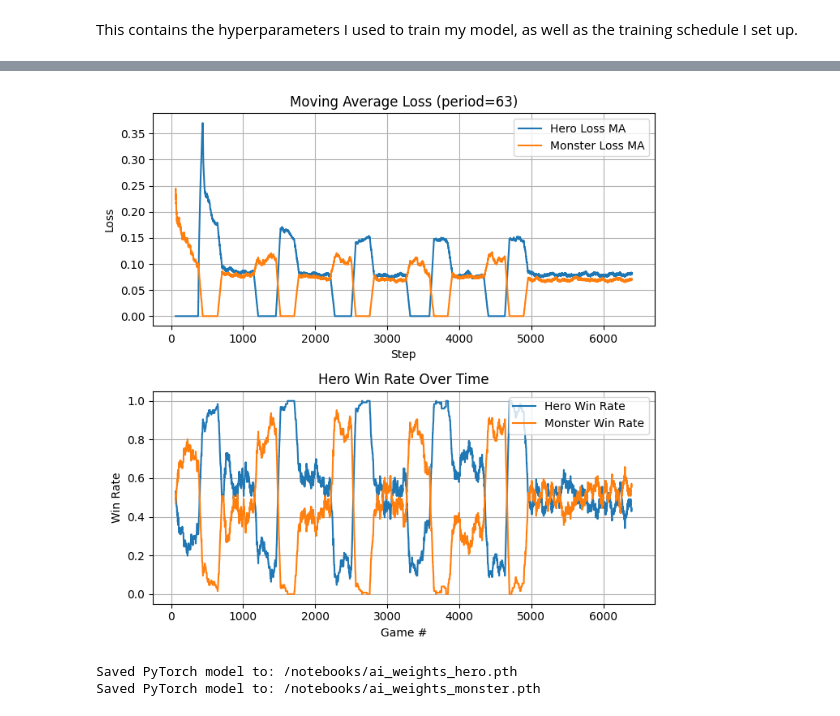
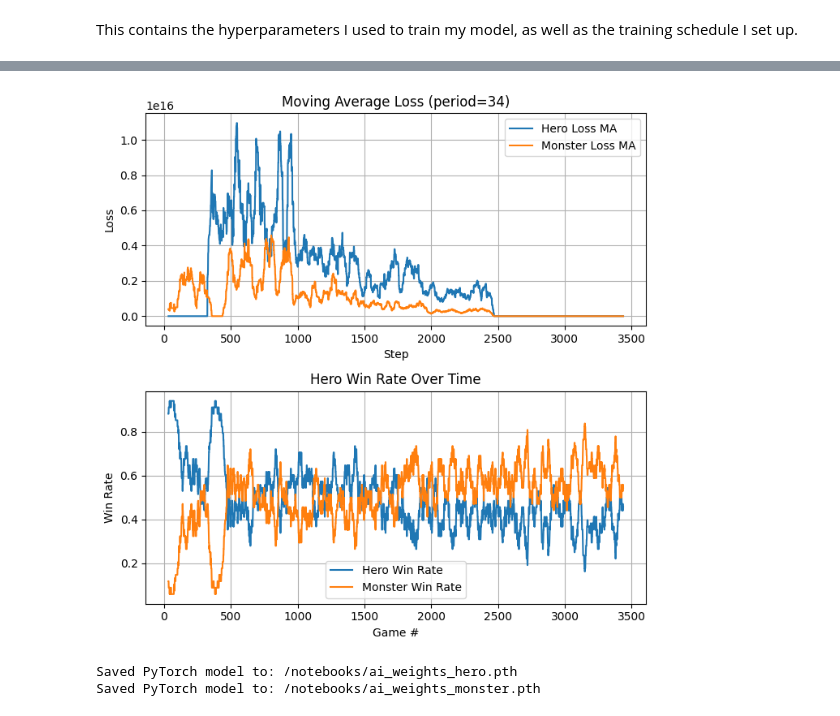
Before and after one commit to henrydaum/poker-monster, a Jupyter notebook: Poker Monster - With Documentation.ipynb, the cells around one changed output, grey strips where cells are left out. Cells and saved outputs as stored; diff of their text form; code cells hidden in the pictures.

Commit message:
Trying to train world model

```diff
--- a/Poker Monster - With Documentation.ipynb
+++ b/Poker Monster - With Documentation.ipynb
@@ -458,6 +458,7 @@ class Player:
             "player_type": self.player_type,
             "action_number": self.action_number,
             "game_mode": self.game_mode,
+            "is_mind_controlled": self.is_mind_controlled,
 
             # Create a list of nested card dictionaries for each card zone
             "hand": [card.to_dict() for card in self.hand],
@@ -484,6 +485,7 @@ class Player:
         player.player_type = data["player_type"]
         player.action_number = data["action_number"]
         player.game_mode = data["game_mode"]
+        player.is_mind_controlled = data["is_mind_controlled"]
 
         # Rebuild the card lists using Card.from_dict()
         player.hand = [Card.from_dict(card_data) for card_data in data["hand"]]
@@ -2250,7 +2290,7 @@ class Network(nn.Module):
             policy_loss = -logprobs * reward_signals.detach()
             prediction_loss = F.mse_loss(prediction_logits_1st_epoch[:-1], next_input_vectors.squeeze(1).detach())  # prediction_logits has len B-1 (terminal gamestate not available)
             total_loss = policy_loss.mean() - self.entropy_coef*entropies.mean() + self.prediction_loss_coef*prediction_loss.mean()  # Use mean and not sum to avoid favoring short games
-            losses.append(prediction_loss.mean().item())
+            losses.append(total_loss.item())
             # losses.append(self.optimizer.param_groups[0]['lr'])  # To watch learning rates
             self.optimizer.zero_grad()
             total_loss.backward()
@@ -2756,12 +2796,12 @@ hyperparameters = {
     "T_mult": 1,  # Multiply T_0 by this factor every time it restarts (default is 1)
     "eta_min": 1e-6,  # Anneal from lr (above) to this lr
     # Misc. Parameters:
-    "dropout_rate": 0.2,  # Randomly disables X% neurons during forward pass. Reduces overfitting, but too high a value adds a lot of noise to the loss.
+    "dropout_rate": 0.3,  # Randomly disables X% neurons during forward pass. Reduces overfitting, but too high a value adds a lot of noise to the loss.
     "weight_decay": 0.01,  # This is L2 regularization, adds a term to the loss calculation that punishes large weights.
     "epochs": 1,  # 1 epoch is much faster than multiple because the torch gradient isn't recomputed.
     "temperature": 2,  # Adds a degree of randomness to sample_action. Lower values are deterministic, higher values are random.
-    "entropy_coef": 0.01,  # Higher values slow down learning, increase exploration, and slow convergence.
-    "prediction_loss_coef": 1  # Set to 0 to turn off prediction training (training on predicting the next gamestate)
+    "entropy_coef": 0.015,  # Higher values slow down learning, increase exploration, and slow convergence.
+    "prediction_loss_coef": 1  # Set to 0 to turn off prediction training (training on predicting the next gamestate, also known as making a world model)
 }
 
 game_settings = {
@@ -2791,21 +2831,21 @@ main = Main(hyperparameters, **game_settings)
 main.load_ai_weights()
 
 # Training program:
-for i in range(5):
+# Pretrain Monster on random Hero
+main.training_hero_type = "computer_random"
+main.training_monster_type = "computer_ai"
+main.train_on_wins("monster", 100)
+# Pretrain Hero on random Monster
+main.training_hero_type = "computer_ai"
+main.training_monster_type = "computer_random"
+main.train_on_wins("hero", 100)
+for i in range(4):
     print(f"\nRound {i+1}, FIGHT!")
-    # Pretrain Monster on random Hero
-    main.training_hero_type = "computer_random"
-    main.training_monster_type = "computer_ai"
-    main.train_on_wins("monster", 250)
-    # Pretrain Hero on random Monster
-    main.training_hero_type = "computer_ai"
-    main.training_monster_type = "computer_random"
-    main.train_on_wins("hero", 250)
     # Train Hero and Monster on a pool of their past opponents
     main.training_hero_type = "computer_ai"
     main.training_monster_type = "computer_ai"
     main.train_on_population(500, use_mcontrol=False)
-    # Gradually anneal a bunch of different stuff
+    # Gradually anneal things
     main.hero_ai.temperature /= 2
     main.monster_ai.temperature /= 2
     main.hero_ai.entropy_coef /= 2
@@ -2816,12 +2856,11 @@ for i in range(5):
     main.monster_ai.prediction_loss_coef /= 2
     main.tempo_weight /= 2
 # Post-train using game-end rewards as sole feedback
-main.anneal_temperature = True
 main.anneal_entropy = True
 main.hero_ai.use_lr_scheduler = False
 main.monster_ai.use_lr_scheduler = False
-main.hero_ai.optimizer.param_groups[0]['lr'] = 1e-6
-main.monster_ai.optimizer.param_groups[0]['lr'] = 1e-6
+main.hero_ai.optimizer.param_groups[0]['lr'] = 5e-6
+main.monster_ai.optimizer.param_groups[0]['lr'] = 5e-6
 main.hero_ai.prediction_loss_coef = 0
 main.monster_ai.prediction_loss_coef = 0
 main.tempo_weight = 0.0  # Important
@@ -2858,3 +2897,3 @@ Monster average winrate: 0.4510478573662809
-[figure, old version]
+[figure, new version]
 Saved PyTorch model to: /notebooks/ai_weights_hero.pth
 Saved PyTorch model to: /notebooks/ai_weights_monster.pth
```
Also changed, not shown: parts of 3 cells of this notebook, 3 other files.
